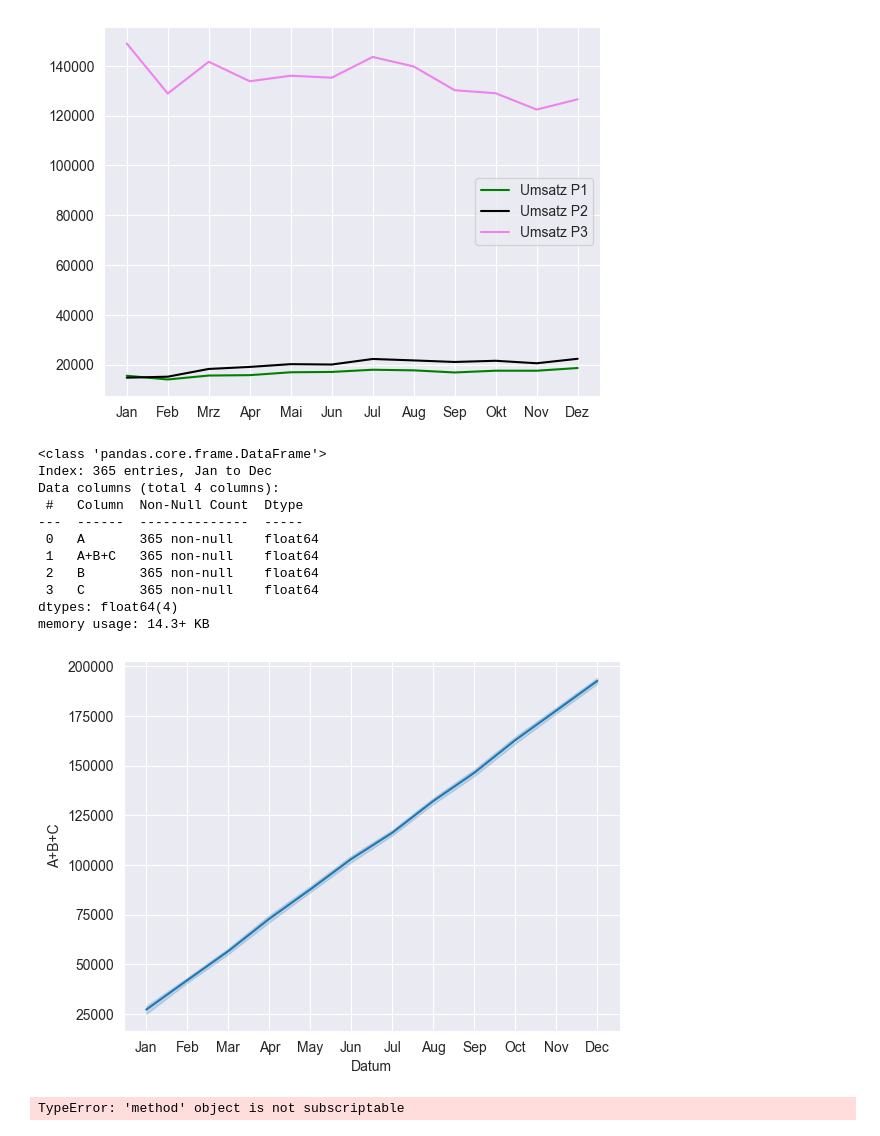
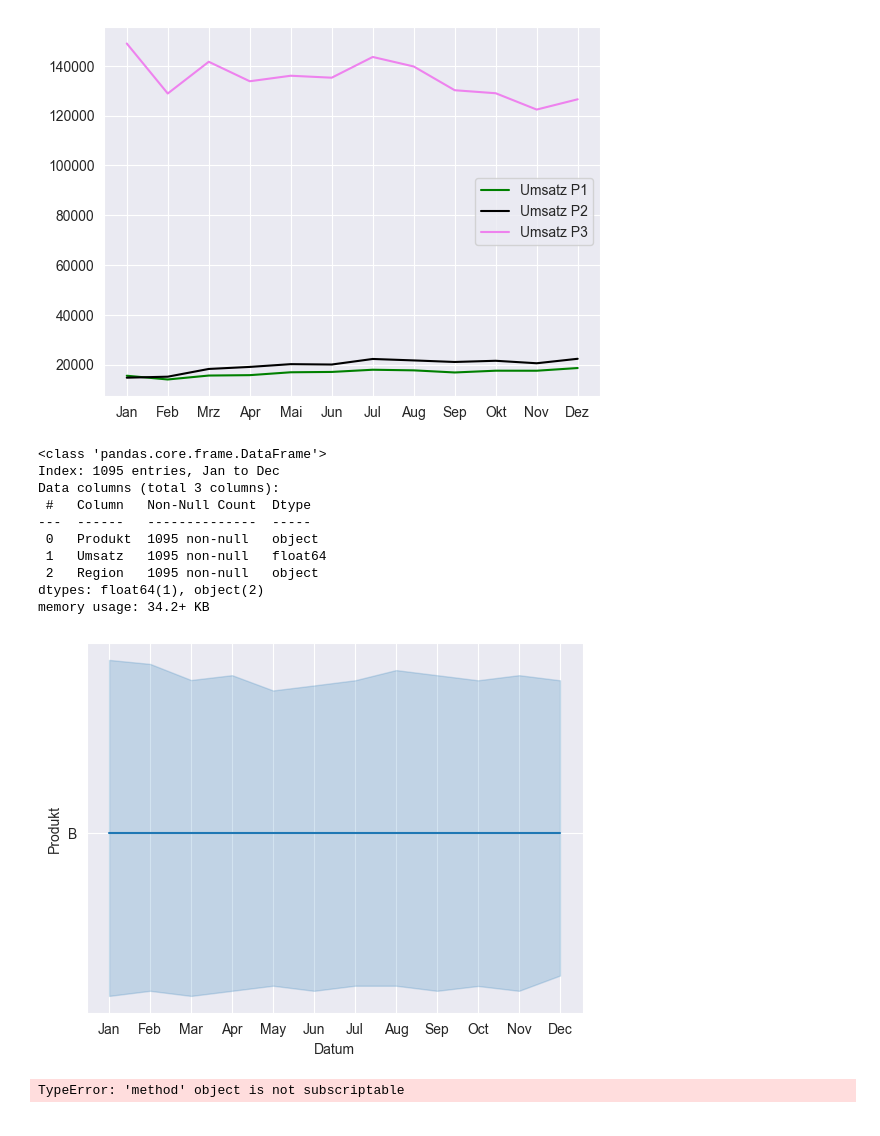
Before and after one commit to DataCraftAnca/Shop-Analyse, a Jupyter notebook: Shop analyse.ipynb, the cells around one changed output. Drawn from its saved outputs; the diff is of its cells as text; code cells hidden in the pictures.

```diff
--- a/Shop analyse.ipynb
+++ b/Shop analyse.ipynb
@@ -126,39 +126,40 @@ NameError: name 'plot' is not defined
 # %%
 import pandas as pd
 
-
-
-df_eu = pd.read_csv("C:\\pythonProject1\\Gruppenprojekt\\Aufgabe 5 - Shopauswertung.csv", delimiter=';')
+df_eu = pd.read_csv('C:\\pythonProject1\\Gruppenprojekt\\Aufgabe 5 - Shopauswertung.csv', delimiter=';')
 
 df_eu_pivot = df_eu.pivot(columns='Produkt', index='Datum', values='Umsatz')
 df_eu_pivot['C'] = df_eu_pivot['A+B+C'] - df_eu_pivot['A'] - df_eu_pivot['B']
 
-# In Monate geändert
-df_eu_pivot.index = pd.to_datetime(df_eu_pivot.index, format='%d.%m.%Y')
-df_eu_pivot.index = df_eu_pivot.index.strftime('%b')
+df_eu_pivot = df_eu_pivot.reset_index()
+df_eu_pivot = pd.melt(df_eu_pivot, id_vars=['Datum'], value_vars=['A', 'B', 'C'], var_name='Produkt', value_name='Umsatz')
+df_eu_pivot['Datum'] = pd.to_datetime(df_eu_pivot['Datum'], format='%d.%m.%Y')
+df_eu_pivot['Datum'] = df_eu_pivot['Datum'].dt.strftime('%b')
+
+df_eu_pivot = df_eu_pivot.set_index('Datum')
+df_eu_pivot['Region'] = 'EU'
 
 df_eu_pivot.info()
 # %% [output]
 <class 'pandas.core.frame.DataFrame'>
-Index: 365 entries, Jan to Dec
-Data columns (total 4 columns):
- #   Column  Non-Null Count  Dtype
----  ------  --------------  -----
- 0   A       365 non-null    float64
- 1   A+B+C   365 non-null    float64
- 2   B       365 non-null    float64
- 3   C       365 non-null    float64
-dtypes: float64(4)
-memory usage: 14.3+ KB
+Index: 1095 entries, Jan to Dec
+Data columns (total 3 columns):
+ #   Column   Non-Null Count  Dtype
+---  ------   --------------  -----
+ 0   Produkt  1095 non-null   object
+ 1   Umsatz   1095 non-null   float64
+ 2   Region   1095 non-null   object
+dtypes: float64(1), object(2)
+memory usage: 34.2+ KB
 # %%
 import seaborn as sns
 
 sns.lineplot( x = "Datum",
-             y = "A+B+C",
+             y = "Produkt",
              data = df_eu_pivot);
-plot.savefig("De.png")
+#plot.savefig("De.png")
 # %% [output]
-[figure, old version]
+[figure, new version]
 # %%
 import matplotlib.pyplot as plt
 plt.plot(combined["Datum"], combined["Umsatz"], label = "DE", color="green")
```
Also changed, not shown: parts of 2 cells of this notebook.
